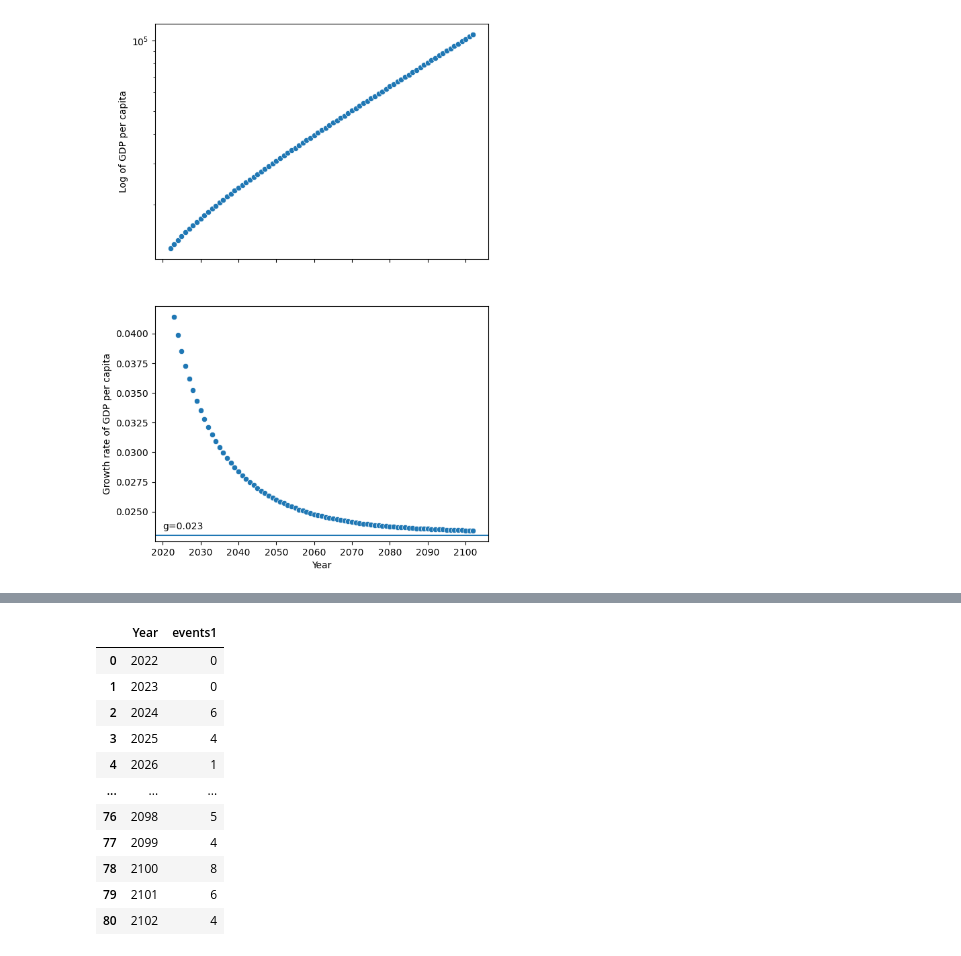
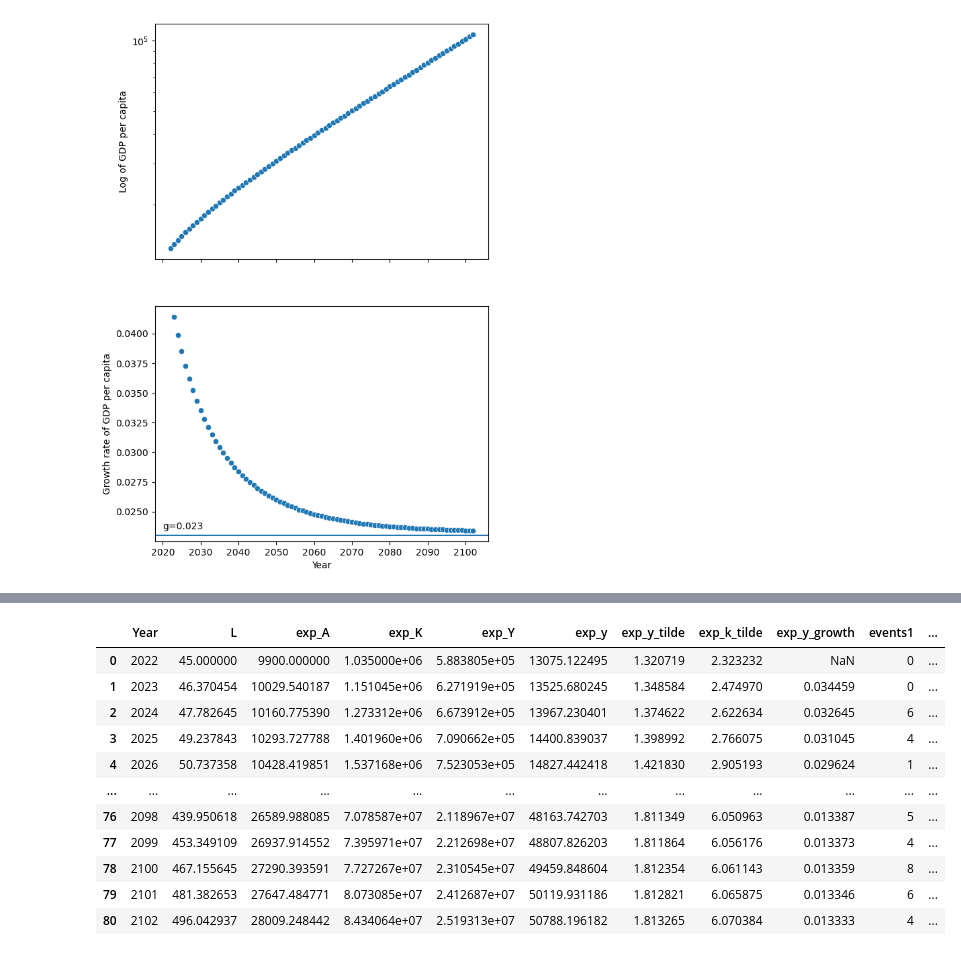
Before and after one commit to pszewi/Macro-4-Assignments, a Jupyter notebook: Assignment 1/EGI_2024_A1.ipynb, the cells around one changed output, grey strips where cells are left out. Saved outputs shown, nothing was run; the diff lists cells and outputs as text; code cells hidden in the pictures.

Commit message:
adding functionality +finishing scen 2

```diff
--- a/Assignment 1/EGI_2024_A1.ipynb
+++ b/Assignment 1/EGI_2024_A1.ipynb
@@ -74,6 +74,16 @@ def capital_accum(df,A_name):
     df['K']= capital_list
     df['Y']=output_list
     return
+
+# defining a function that creates the columns of interests
+def cols_of_interest(df, A_col, Y_col, K_col,y_col,y_tilde_col,k_tilde_col):
+    df[y_col] = df[Y_col] / df['L']
+    df[y_tilde_col] = df[Y_col] / (df[A_col] * df['L'])
+    df[k_tilde_col] = df[K_col] / (df[A_col] * df['L'])
+    return
+
+def growth_rate(df, y_col, growth_col):
+    df[growth_col] = (df[y_col] - df[y_col].shift(1))/df[y_col].shift(1)
 # %%
 # using the function
 capital_accum(scen_1,'A')
@@ -117,7 +125,7 @@ for i, row in df_base.iterrows():
     if i == 0:
         expected_A_list.append(A_0)
     else:
-        expected_A_list.append(expected_A_list[i-1] * np.exp(g*theta_A*omega))
+        expected_A_list.append(expected_A_list[i-1] * np.exp(g-theta_A*omega))
 
 # create the scenario dataframe and the A column
 scen_2 = df_base.copy()
@@ -131,9 +139,7 @@ scen_2 = scen_2.rename(columns={'K':'exp_K','Y':'exp_Y'})
 
 
 # making y, y_tilde and k_tilde cols
-scen_2['exp_y'] = scen_2['exp_Y'] / scen_2['L']
-scen_2['exp_y_tilde'] = scen_2['exp_Y'] / (scen_2['exp_A'] * scen_2['L'])
-scen_2['exp_k_tilde'] = scen_2['exp_K'] / (scen_2['exp_A'] * scen_2['L'])
+cols_of_interest(scen_2,'exp_A','exp_Y','exp_K','exp_y','exp_y_tilde','exp_k_tilde')
 
 # adding a growth rate column
-scen_2['exp_y_growth'] = (scen_2['exp_y'] - scen_2['exp_y'].shift(1))/scen_2['exp_y'].shift(1)
+growth_rate(scen_2, 'exp_y', 'exp_y_growth')
@@ -154,22 +146,58 @@ scen_2['exp_y_growth'] = (scen_2['exp_y'] - scen_2['exp_y'].shift(1))/scen_2['ex
 # %%
 # scenario 2 - random events from data
 
 # I just copied in one of the events because I can't load in the spreadsheet somehow
 rand_events = pd.DataFrame({'Year':list(range(2022,2103,1)),
                         'events1':[0,0,6,4,1,6,5,2,4,5,7,3,6,4,7,1,3,6,3,3,3,6,4,5,5,7,6,3,4,4,3,3,4,6,5,3,4,2,5,0,0,4,3,5,5,
                                    6,6,2,1,2,5,5,4,8,5,2,6,2,5,2,4,4,2,6,4,2,3,5,3,6,3,2,5,4,4,2,5,4,8,6,4]})
 
-rand_events
+
+# merging the dataframes conditional no the events being already in the df (otherwise it merges every time this is run)
+if 'events1' in list(scen_2.columns) :
+    pass
+else:
+    scen_2 = scen_2.merge(rand_events,on='Year')
+
+
+
+
+# technology using the random events
+
+# initialize empty list to store the A vals
+rand_A_list=[]
+
+# iterate over the index, create values of L
+for i, row in scen_2.iterrows():
+    if i == 0:
+        rand_A_list.append(A_0)
+    else:
+        rand_A_list.append(rand_A_list[i-1] * np.exp(g-(theta_A*row['events1'])))
+
+# adding the col
+scen_2['rand_A'] = rand_A_list
+
+# running the function:
+capital_accum(scen_2,'rand_A')
+
+# again renaming
+scen_2 = scen_2.rename(columns={'K':'rand_K','Y':'rand_Y'})
+
+# making the columns
+cols_of_interest(scen_2,'rand_A','rand_Y','rand_K','rand_y','rand_y_tilde','rand_k_tilde')
+
+# growth rate
+growth_rate(scen_2,'rand_y','rand_y_growth')
+scen_2
 # %% [output]
-|  | Year | events1 |
-| 0 | 2022 | 0 |
-| 1 | 2023 | 0 |
-| 2 | 2024 | 6 |
-| 3 | 2025 | 4 |
-| 4 | 2026 | 1 |
-| ... | ... | ... |
-| 76 | 2098 | 5 |
-| 77 | 2099 | 4 |
-| 78 | 2100 | 8 |
-| 79 | 2101 | 6 |
-| 80 | 2102 | 4 |
+|  | Year | L | exp_A | exp_K | exp_Y | exp_y | exp_y_tilde | exp_k_tilde | exp_y_growth | events1 | ... |
+| 0 | 2022 | 45.000000 | 9900.000000 | 1.035000e+06 | 5.883805e+05 | 13075.122495 | 1.320719 | 2.323232 | NaN | 0 | ... |
+| 1 | 2023 | 46.370454 | 10029.540187 | 1.151045e+06 | 6.271919e+05 | 13525.680245 | 1.348584 | 2.474970 | 0.034459 | 0 | ... |
+| 2 | 2024 | 47.782645 | 10160.775390 | 1.273312e+06 | 6.673912e+05 | 13967.230401 | 1.374622 | 2.622634 | 0.032645 | 6 | ... |
+| 3 | 2025 | 49.237843 | 10293.727788 | 1.401960e+06 | 7.090662e+05 | 14400.839037 | 1.398992 | 2.766075 | 0.031045 | 4 | ... |
+| 4 | 2026 | 50.737358 | 10428.419851 | 1.537168e+06 | 7.523053e+05 | 14827.442418 | 1.421830 | 2.905193 | 0.029624 | 1 | ... |
+| ... | ... | ... | ... | ... | ... | ... | ... | ... | ... | ... | ... |
+| 76 | 2098 | 439.950618 | 26589.988085 | 7.078587e+07 | 2.118967e+07 | 48163.742703 | 1.811349 | 6.050963 | 0.013387 | 5 | ... |
+| 77 | 2099 | 453.349109 | 26937.914552 | 7.395971e+07 | 2.212698e+07 | 48807.826203 | 1.811864 | 6.056176 | 0.013373 | 4 | ... |
+| 78 | 2100 | 467.155645 | 27290.393591 | 7.727267e+07 | 2.310545e+07 | 49459.848604 | 1.812354 | 6.061143 | 0.013359 | 8 | ... |
+| 79 | 2101 | 481.382653 | 27647.484771 | 8.073085e+07 | 2.412687e+07 | 50119.931186 | 1.812821 | 6.065875 | 0.013346 | 6 | ... |
+| 80 | 2102 | 496.042937 | 28009.248442 | 8.434064e+07 | 2.519313e+07 | 50788.196182 | 1.813265 | 6.070384 | 0.013333 | 4 | ... |
```
Also changed, not shown: parts of 3 cells of this notebook.
